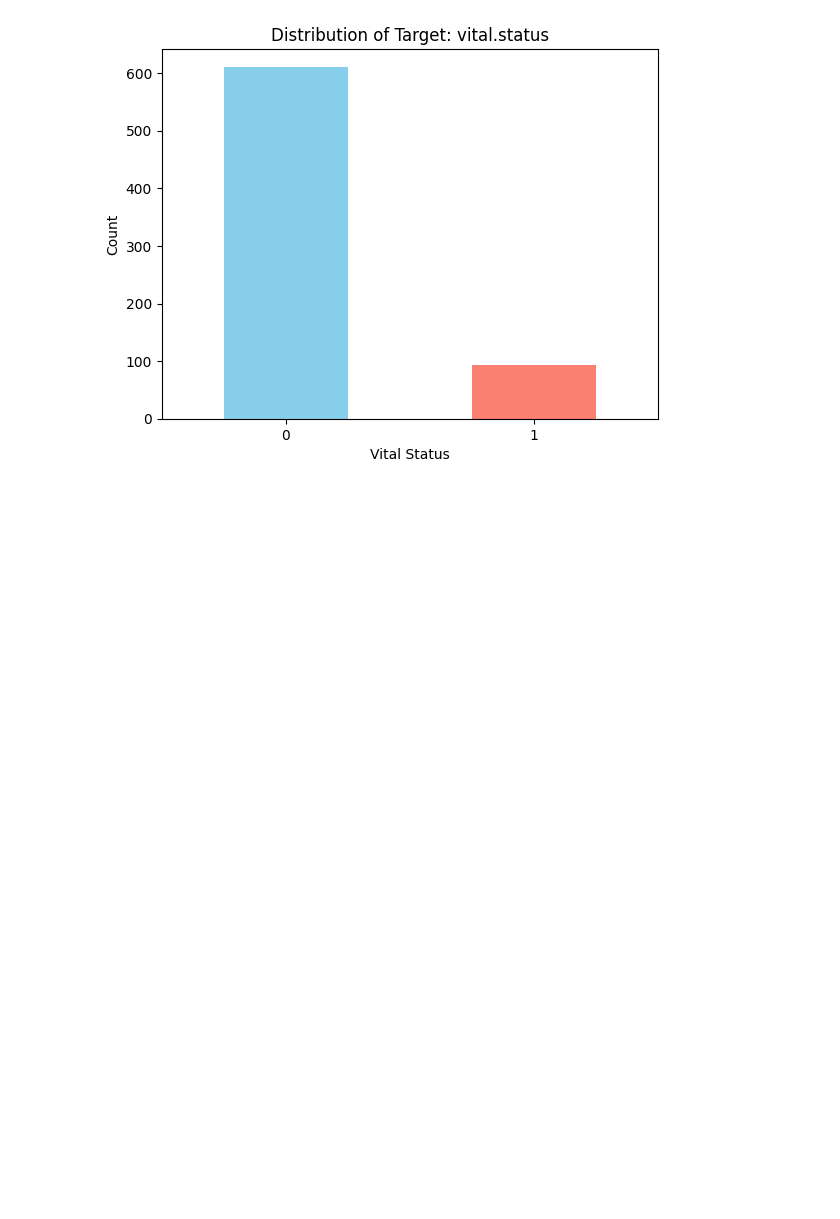
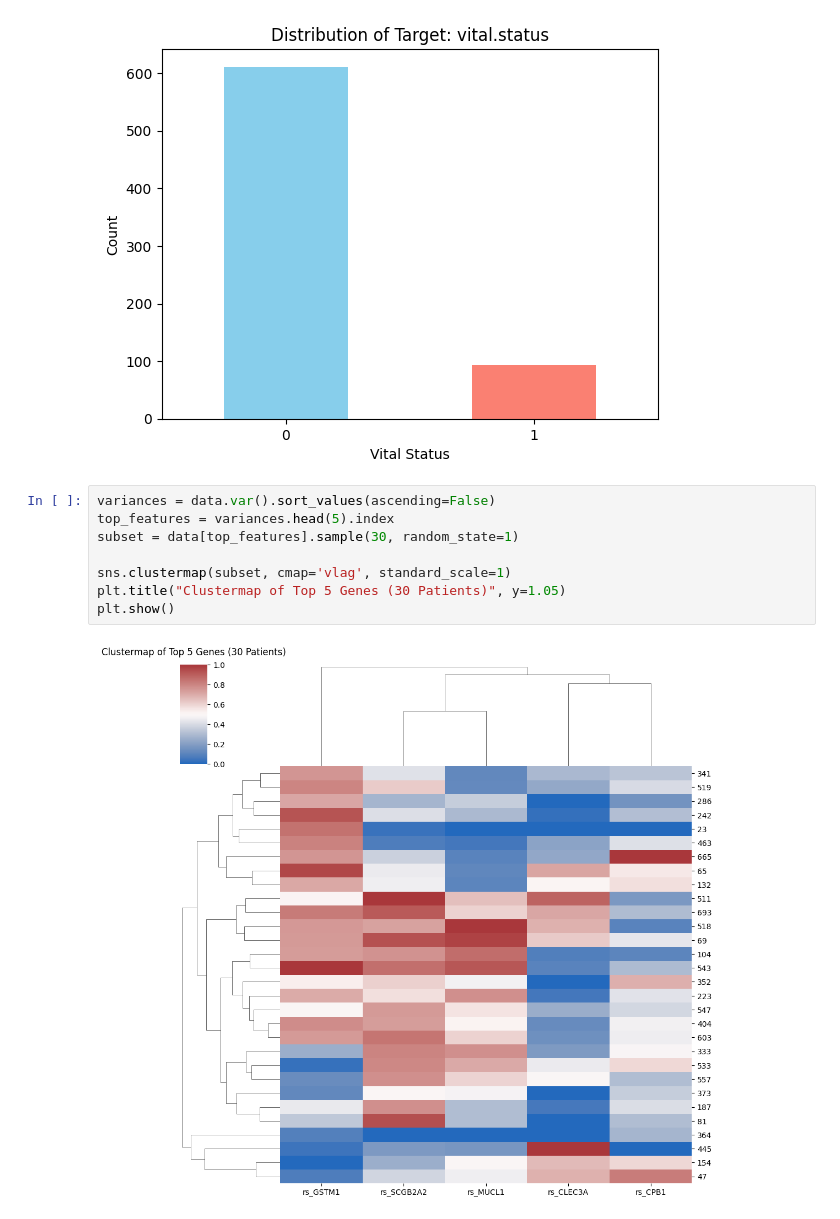
Before and after one commit to Cynthiachelangat/BreastCancer-classification, a Jupyter notebook: classify.ipynb, the cells around one changed output. Cells and saved outputs as stored; diff of their text form; blank space fills up the shorter version.

```diff
--- a/classify.ipynb
+++ b/classify.ipynb
@@ -148,3 +148,13 @@ vital.status
 1     94
 Name: count, dtype: int64
 [figure]
+# %%
+variances = data.var().sort_values(ascending=False)
+top_features = variances.head(5).index
+subset = data[top_features].sample(30, random_state=1)
+
+sns.clustermap(subset, cmap='vlag', standard_scale=1)
+plt.title("Clustermap of Top 5 Genes (30 Patients)", y=1.05)
+plt.show()
+# %% [output]
+[figure, added]
```
Also changed, not shown: parts of 2 cells of this notebook, 1 other file.
